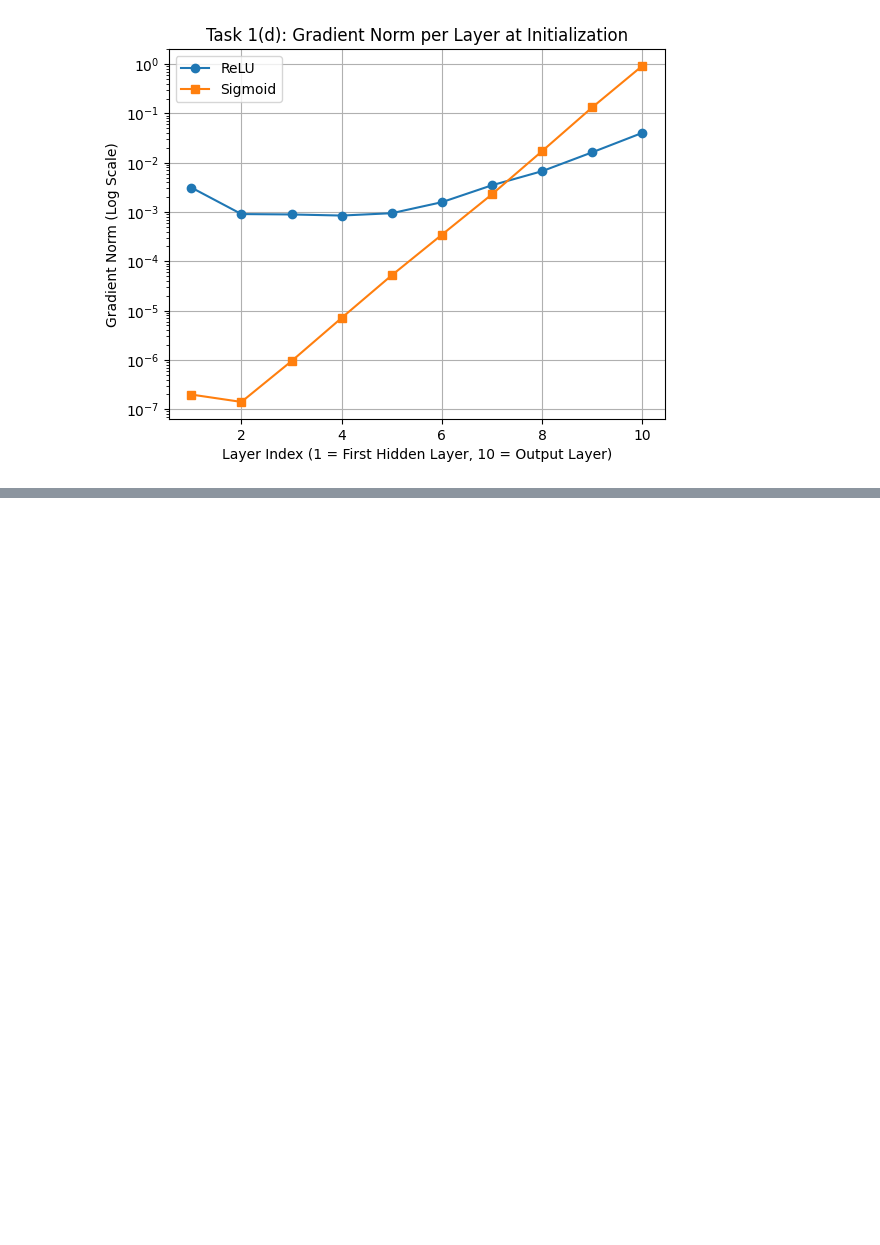
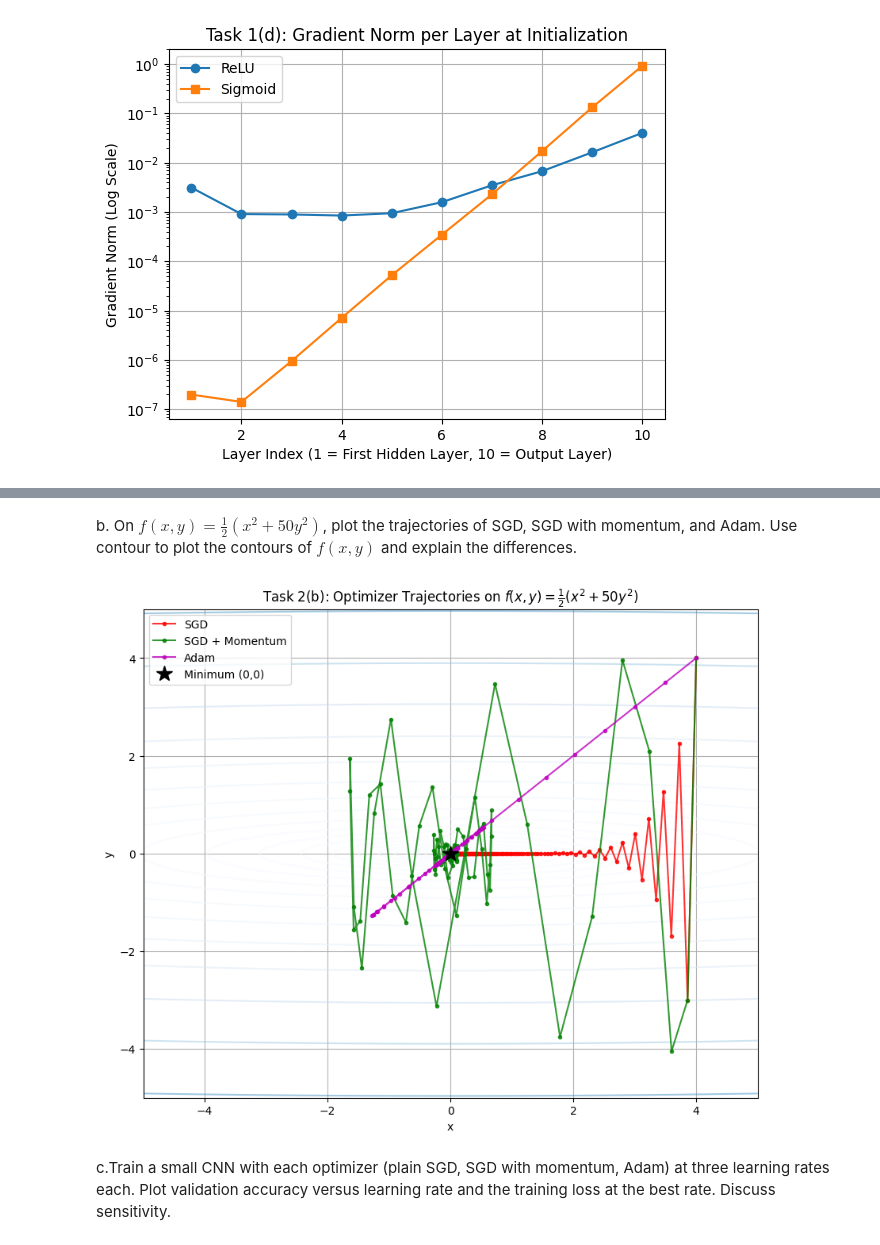
Before and after one commit to sasindipeiris/EN4554_deep_learning_for_vision, a Jupyter notebook: 220454P_a02.ipynb, the cells around one changed output, grey strips where cells are left out. Cells and saved outputs as stored; diff of their text form; code cells hidden in the pictures; blank space fills up the shorter version.

Commit message:
Completed task 2 and 3

```diff
--- a/220454P_a02.ipynb
+++ b/220454P_a02.ipynb
@@ -320,0 +452,54 @@ analyze_gradients()
+# %% [markdown]
+b. On $f(x, y) = \frac{1}{2}(x^2 + 50y^2)$, plot the trajectories of SGD, SGD with momentum, and Adam. Use contour to plot the contours of $f(x, y)$ and explain the differences.
+# %%
+import torch
+import numpy as np
+import matplotlib.pyplot as plt
+
+def f_xy(x, y):
+    return 0.5 * (x**2 + 50 * y**2)
+
+def get_trajectory(optimizer_class, start_pos, lr, num_steps=100, **kwargs):
+  pos = torch.tensor(start_pos, dtype=torch.float32, requires_grad=True)
+  optimizer = optimizer_class([pos], lr=lr, **kwargs)
+  trajectory = [pos.detach().numpy().copy()]
+
+  for _ in range(num_steps):
+      optimizer.zero_grad()
+      loss = f_xy(pos[0], pos[1])
+      loss.backward()
+      optimizer.step()
+      trajectory.append(pos.detach().numpy().copy())
+
+  return np.array(trajectory)
+
+start_pos = [4.0, 4.0]
+
+traj_sgd = get_trajectory(torch.optim.SGD, start_pos, lr=0.035)
+traj_momentum = get_trajectory(torch.optim.SGD, start_pos, lr=0.035, momentum=0.9)
+traj_adam = get_trajectory(torch.optim.Adam, start_pos, lr=0.5)
+
+x_grid = np.linspace(-5, 5, 200)
+y_grid = np.linspace(-5, 5, 200)
+X, Y = np.meshgrid(x_grid, y_grid)
+Z = 0.5 * (X**2 + 50 * Y**2)
+
+plt.figure(figsize=(10, 8))
+plt.contour(X, Y, Z, levels=np.logspace(-1, 3, 20), cmap='Blues', alpha=0.5) #[cite: 1]
+
+plt.plot(traj_sgd[:, 0], traj_sgd[:, 1], 'r.-', label='SGD', alpha=0.8)
+plt.plot(traj_momentum[:, 0], traj_momentum[:, 1], 'g.-', label='SGD + Momentum', alpha=0.8)
+plt.plot(traj_adam[:, 0], traj_adam[:, 1], 'm.-', label='Adam', alpha=0.8)
+
+plt.plot(0, 0, 'k*', markersize=15, label='Minimum (0,0)')
+plt.title("Task 2(b): Optimizer Trajectories on $f(x,y) = \\frac{1}{2}(x^2 + 50y^2)$") #[cite: 1]
+plt.xlabel("x")
+plt.ylabel("y")
+plt.legend()
+plt.grid(True)
+plt.show()
+# %% [output]
+[figure, added]
+# %% [markdown]
+c.Train a small CNN with each optimizer (plain SGD, SGD with momentum, Adam) at three learning rates
+each. Plot validation accuracy versus learning rate and the training loss at the best rate. Discuss sensitivity.
```
Also changed, not shown: parts of 25 cells of this notebook.
